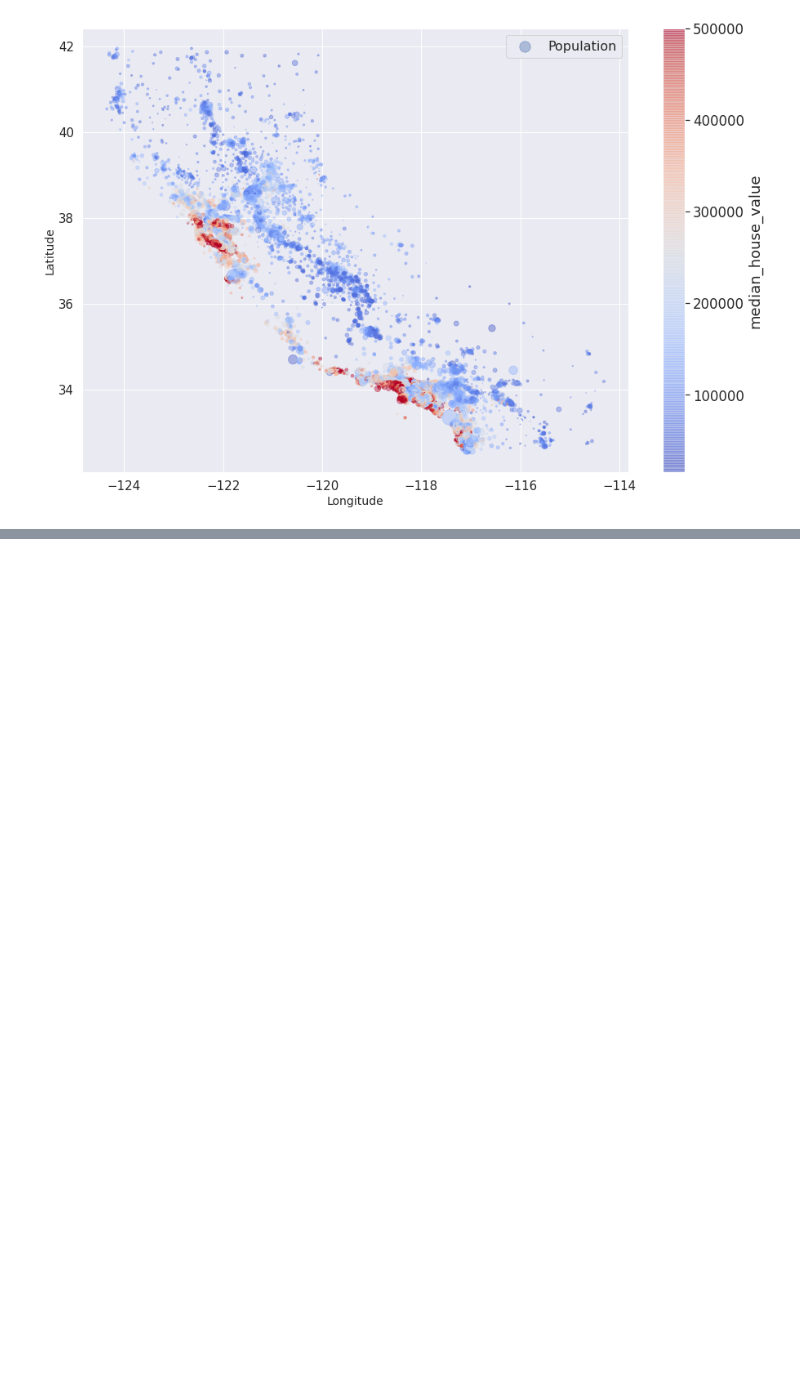
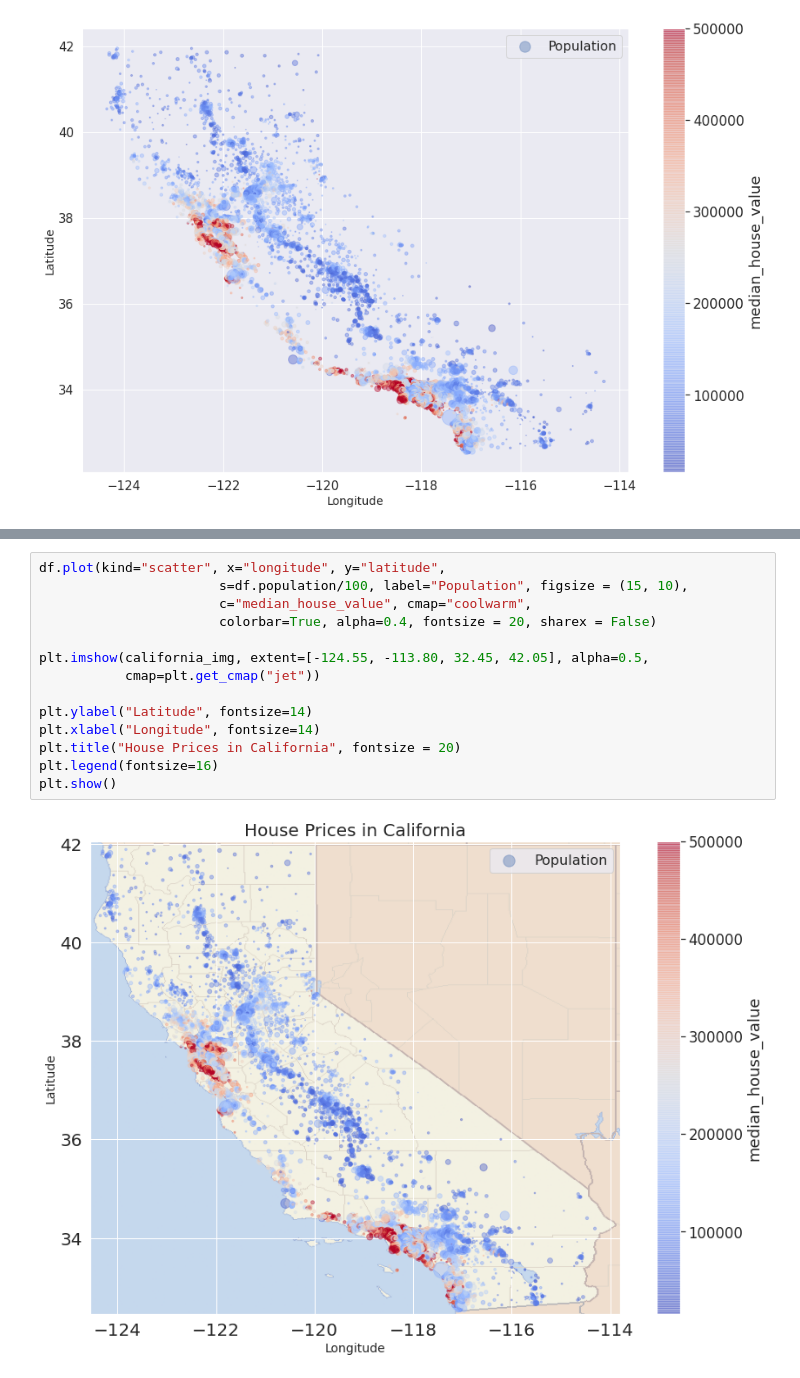
Before and after one commit to mohd-sahil/Housing-Dataset, a Jupyter notebook: Housing_Dataset_DP_and_FE_ML.ipynb, the cells around one changed output, grey strips where cells are left out. Cells and saved outputs as stored; diff of their text form; blank space fills up the shorter version.

```diff
--- a/Housing_Dataset_DP_and_FE_ML.ipynb
+++ b/Housing_Dataset_DP_and_FE_ML.ipynb
@@ -250,0 +286,16 @@ plt.show()
+# %%
+df.plot(kind="scatter", x="longitude", y="latitude",
+                       s=df.population/100, label="Population", figsize = (15, 10),
+                       c="median_house_value", cmap="coolwarm",
+                       colorbar=True, alpha=0.4, fontsize = 20, sharex = False)
+
+plt.imshow(california_img, extent=[-124.55, -113.80, 32.45, 42.05], alpha=0.5,
+           cmap=plt.get_cmap("jet"))
+
+plt.ylabel("Latitude", fontsize=14)
+plt.xlabel("Longitude", fontsize=14)
+plt.title("House Prices in California", fontsize = 20)
+plt.legend(fontsize=16)
+plt.show()
+# %% [output]
+[figure, added]
```
Also changed, not shown: parts of 11 cells of this notebook.
